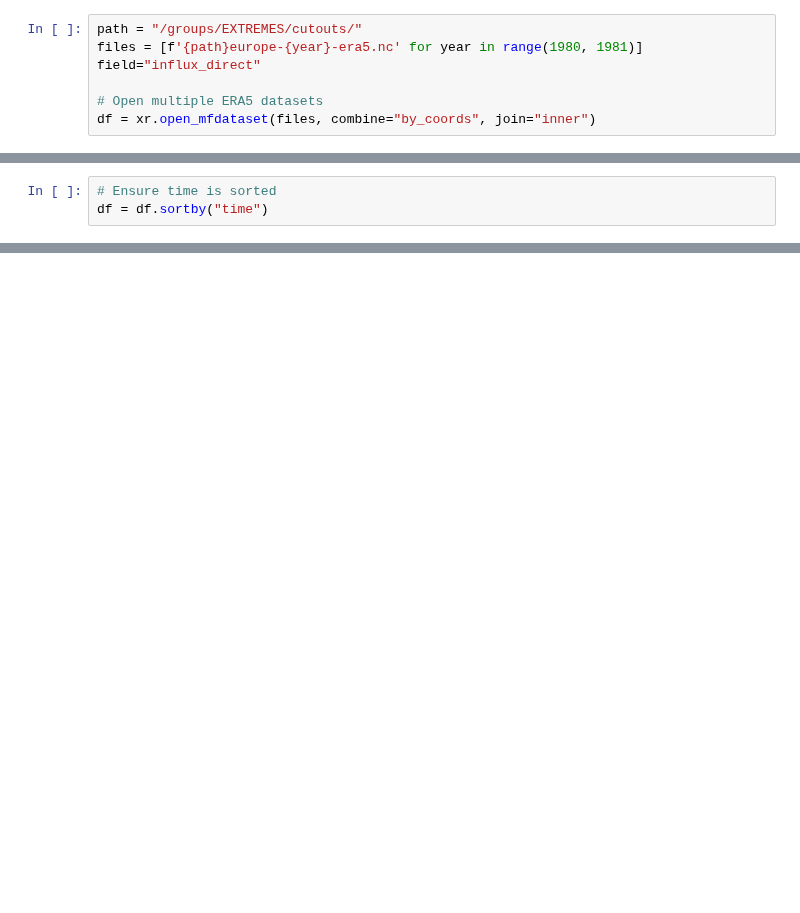
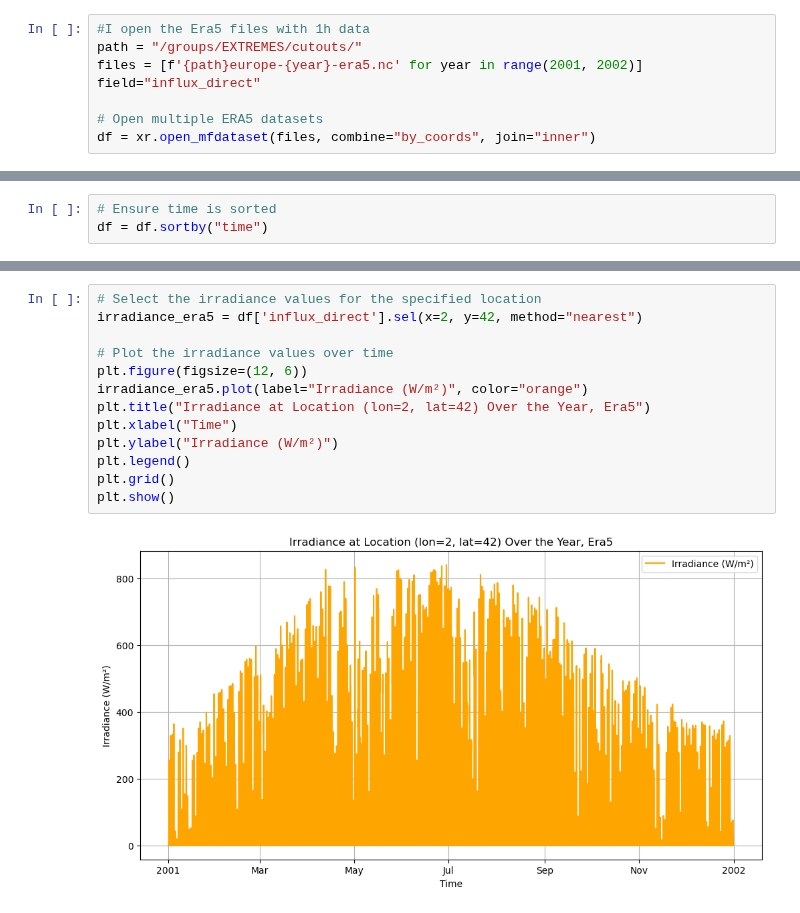
Before and after one commit to martabresco/Climate-Change-Impacted-Solar-Energy-Generation, a Jupyter notebook: fix_3h_issue.ipynb, the cells around one changed output, grey strips where cells are left out. Cells and saved outputs as stored; diff of their text form; blank space fills up the shorter version.

```diff
--- a/fix_3h_issue.ipynb
+++ b/fix_3h_issue.ipynb
@@ -9,8 +9,9 @@ import logging
 logging.basicConfig(level=logging.INFO)
 import xesmf as xe
 # %%
+#I open the Era5 files with 1h data
 path = "/groups/EXTREMES/cutouts/"
-files = [f'{path}europe-{year}-era5.nc' for year in range(1980, 1981)]
+files = [f'{path}europe-{year}-era5.nc' for year in range(2001, 2002)]
 field="influx_direct"
 
 # Open multiple ERA5 datasets
@@ -128,0 +117,15 @@ array([[240.26299 , 238.36028 , 237.73286 , ..., 274.47733 , 272.50058 ,
+# %%
+# Select the irradiance values for the specified location
+irradiance_era5 = df['influx_direct'].sel(x=2, y=42, method="nearest")
+
+# Plot the irradiance values over time
+plt.figure(figsize=(12, 6))
+irradiance_era5.plot(label="Irradiance (W/m²)", color="orange")
+plt.title("Irradiance at Location (lon=2, lat=42) Over the Year, Era5")
+plt.xlabel("Time")
+plt.ylabel("Irradiance (W/m²)")
+plt.legend()
+plt.grid()
+plt.show()
+# %% [output]
+[figure, added]
```
Also changed, not shown: parts of 11 cells of this notebook, 1 other file.
